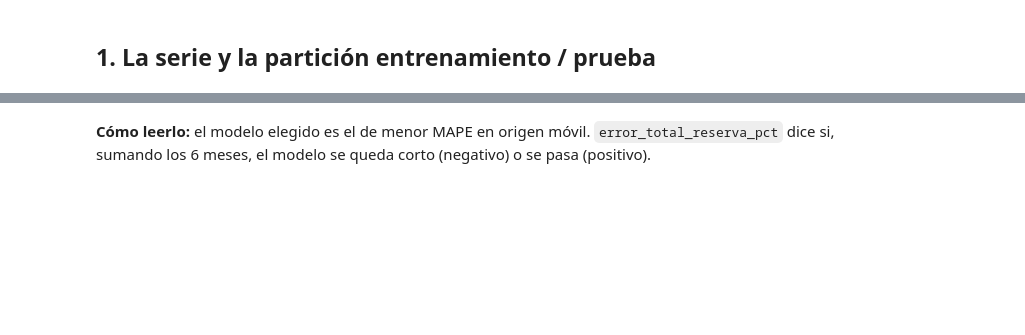
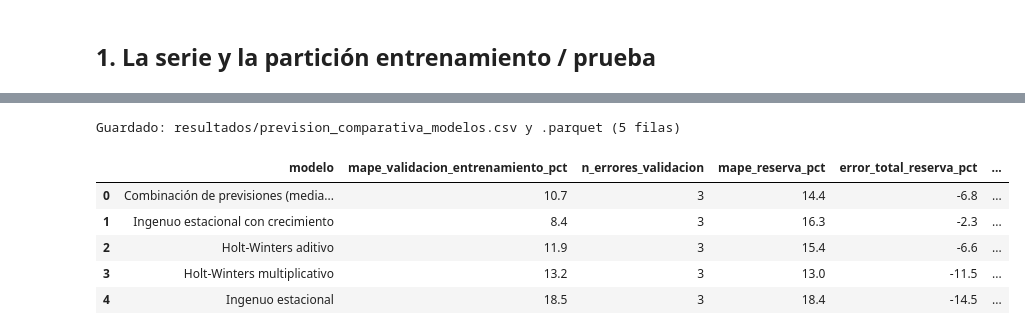
Before and after one commit to rudofra-lang/tfe-bi-ia-pyme, a Jupyter notebook: ml/01_prevision_ventas.ipynb, the cells around one changed output, grey strips where cells are left out. Cells and saved outputs as stored; diff of their text form; code cells hidden in the pictures; blank space fills up the shorter version.

```diff
--- a/ml/01_prevision_ventas.ipynb
+++ b/ml/01_prevision_ventas.ipynb
@@ -57,9 +61,14 @@ def ingenuo_crecimiento(y, h):
     return ingenuo_estacional(y, h) * y[-12:].sum() / y[-24:-12].sum()
 
 
-candidatos = {
-    'Ingenuo estacional': lambda y, h: ingenuo_estacional(y, h),
+COMPONENTES = {
     'Ingenuo estacional con crecimiento': lambda y, h: ingenuo_crecimiento(y, h),
     'Holt-Winters aditivo': lambda y, h: holt_winters(y, 'add').forecast(h).values,
     'Holt-Winters multiplicativo': lambda y, h: holt_winters(y, 'mul').forecast(h).values,
 }
+COMBINACION = 'Combinación de previsiones (media de tres)'
+candidatos = {
+    COMBINACION: lambda y, h: np.mean([f(y, h) for f in COMPONENTES.values()], axis=0),
+    **COMPONENTES,
+    'Ingenuo estacional': lambda y, h: ingenuo_estacional(y, h),
+}
@@ -70,0 +81,15 @@ candidatos = {
+# %%
+def error_en_entrenamiento(prever):
+    errores = []
+    for origen in range(24, len(entren)):
+        real = entren[origen:].values
+        errores += list(np.abs(real - prever(entren[:origen], len(real))) / real)
+    return errores
+
+
+validacion = {nombre: error_en_entrenamiento(f) for nombre, f in candidatos.items()}
+print('Errores disponibles por modelo:', len(next(iter(validacion.values()))))
+for est in ('add', 'mul'):
+    m = holt_winters(entren, est)
+    print(f"Holt-Winters {est}: {len(m.params_formatted)} parámetros para {len(entren)} meses; "
+          f"alfa = {m.params['smoothing_level']:.2f}, gamma = {m.params['smoothing_seasonal']:.2f}")
@@ -71,19 +106,23 @@ candidatos = {
 # %%
 filas = []
 for nombre, prever in candidatos.items():
     p = prever(entren, RESERVA)
-    errores = []
-    for origen in range(24, len(serie) - 2):
-        real = serie[origen:origen + 3].values
-        errores += list(np.abs(real - prever(serie[:origen], 3)) / real)
     filas.append({'modelo': nombre,
+                  'mape_validacion_entrenamiento_pct': round(np.mean(validacion[nombre]) * 100, 1),
+                  'n_errores_validacion': len(validacion[nombre]),
                   'mape_reserva_pct': round(mape(prueba, p), 1),
                   'error_total_reserva_pct': round((p.sum() / prueba.sum() - 1) * 100, 1),
-                  'mape_origen_movil_pct': round(np.mean(errores) * 100, 1)})
-
-comparativa = pd.DataFrame(filas).sort_values('mape_origen_movil_pct')
+                  'prevision_12m_pen': round(prever(serie, 12).sum(), 0)})
+comparativa = pd.DataFrame(filas)
+comparativa['es_prevision_de_referencia'] = comparativa.modelo == COMBINACION
 guardar(comparativa, 'prevision_comparativa_modelos')
 comparativa
+# %% [output]
+Guardado: resultados/prevision_comparativa_modelos.csv y .parquet (5 filas)
+|  | modelo | mape_validacion_entrenamiento_pct | n_errores_validacion | mape_reserva_pct | error_total_reserva_pct | ... |
+| 0 | Combinación de previsiones (media... | 10.7 | 3 | 14.4 | -6.8 | ... |
+| 1 | Ingenuo estacional con crecimiento | 8.4 | 3 | 16.3 | -2.3 | ... |
+| 2 | Holt-Winters aditivo | 11.9 | 3 | 15.4 | -6.6 | ... |
+| 3 | Holt-Winters multiplicativo | 13.2 | 3 | 13.0 | -11.5 | ... |
+| 4 | Ingenuo estacional | 18.5 | 3 | 18.4 | -14.5 | ... |
-# %% [markdown]
-**Cómo leerlo:** el modelo elegido es el de menor MAPE en origen móvil. `error_total_reserva_pct` dice si, sumando los 6 meses, el modelo se queda corto (negativo) o se pasa (positivo).
 # %%
```
Also changed, not shown: parts of 18 cells of this notebook, 11 other files.
